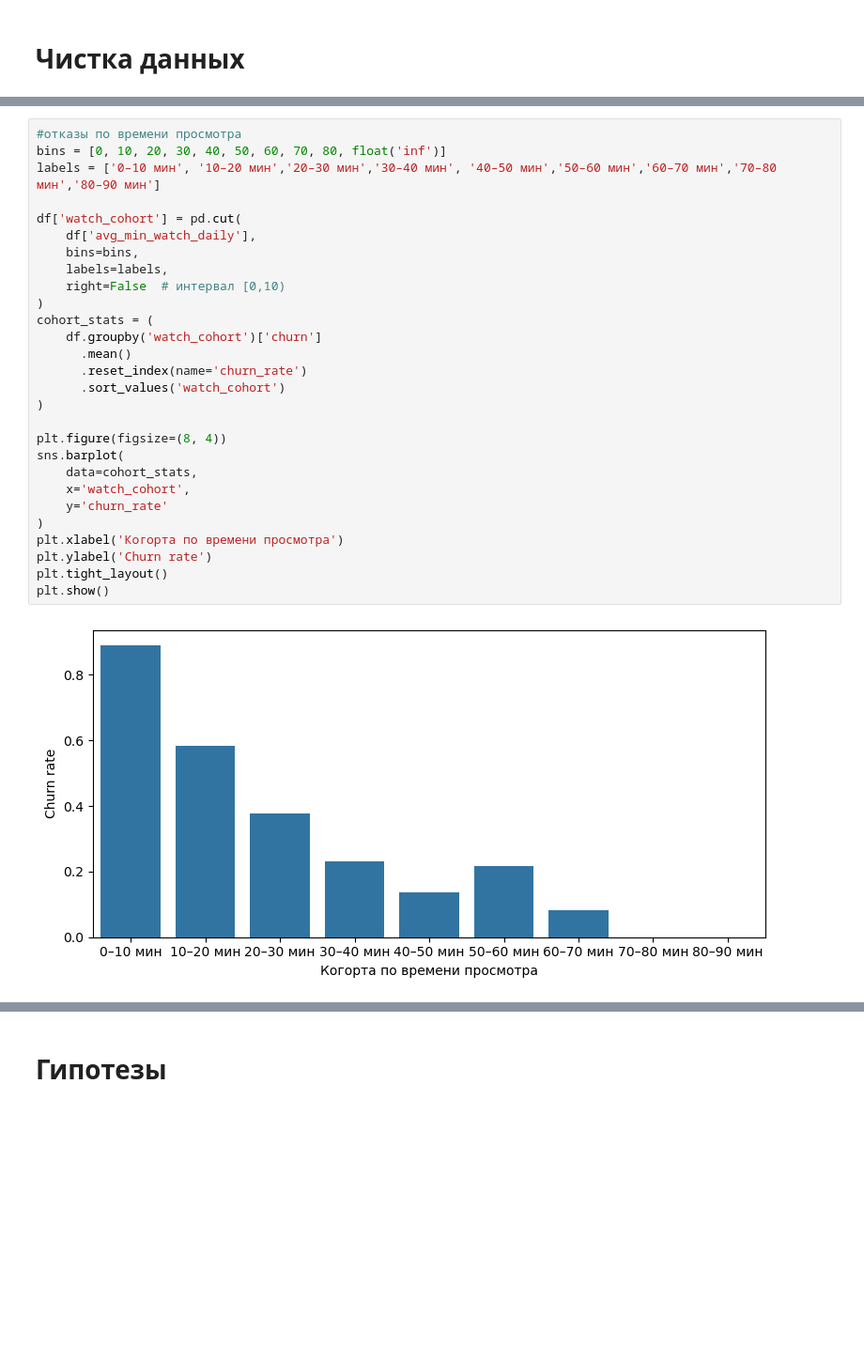
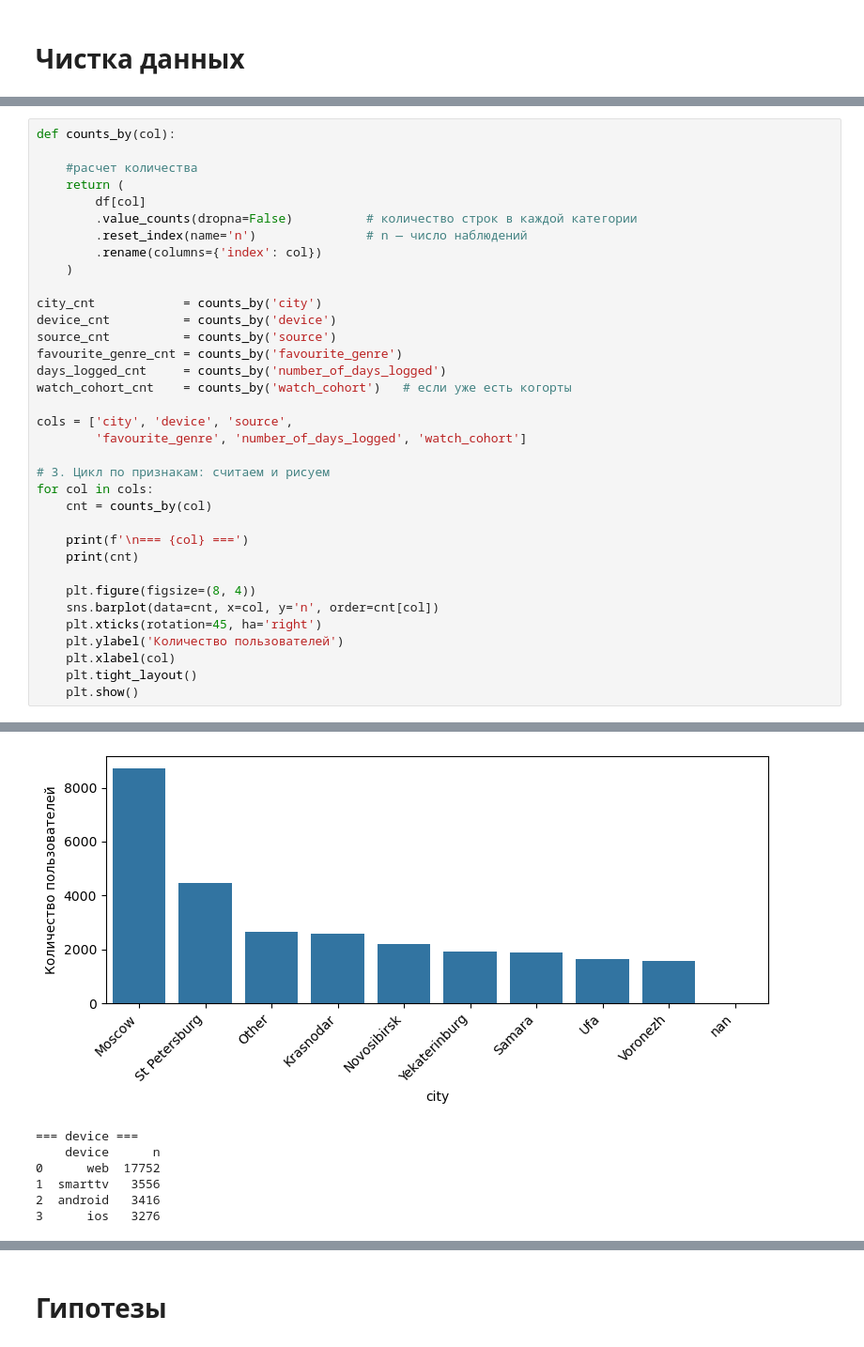
Before and after one commit to tikhonkuzmin/MIPT_Term1_Praktikum, a Jupyter notebook: Шаблон_Чек-пойнт_1.ipynb, the cells around one changed output, grey strips where cells are left out. Shown at 94% size. Cells and saved outputs as stored; diff of their text form; blank space fills up the shorter version.

```diff
--- a/Шаблон_Чек-пойнт_1.ipynb
+++ b/Шаблон_Чек-пойнт_1.ipynb
@@ -193,30 +265,36 @@ plt.show()
-# %%
-#отказы по времени просмотра
-bins = [0, 10, 20, 30, 40, 50, 60, 70, 80, float('inf')]
-labels = ['0–10 мин', '10–20 мин','20–30 мин','30–40 мин', '40–50 мин','50–60 мин','60–70 мин','70–80 мин','80–90 мин']
-
-df['watch_cohort'] = pd.cut(
-    df['avg_min_watch_daily'],
-    bins=bins,
-    labels=labels,
-    right=False  # интервал [0,10)
-)
-cohort_stats = (
-    df.groupby('watch_cohort')['churn']
-      .mean()
-      .reset_index(name='churn_rate')
-      .sort_values('watch_cohort')
-)
-
-plt.figure(figsize=(8, 4))
-sns.barplot(
-    data=cohort_stats,
-    x='watch_cohort',
-    y='churn_rate'
-)
-plt.xlabel('Когорта по времени просмотра')
-plt.ylabel('Churn rate')
-plt.tight_layout()
-plt.show()
-# %% [output]
-[figure, removed]
+# %%
+def counts_by(col):
+
+    #расчет количества
+    return (
+        df[col]
+        .value_counts(dropna=False)          # количество строк в каждой категории
+        .reset_index(name='n')               # n — число наблюдений
+        .rename(columns={'index': col})
+    )
+
+city_cnt            = counts_by('city')
+device_cnt          = counts_by('device')
+source_cnt          = counts_by('source')
+favourite_genre_cnt = counts_by('favourite_genre')
+days_logged_cnt     = counts_by('number_of_days_logged')
+watch_cohort_cnt    = counts_by('watch_cohort')   # если уже есть когорты
+
+cols = ['city', 'device', 'source',
+        'favourite_genre', 'number_of_days_logged', 'watch_cohort']
+
+# 3. Цикл по признакам: считаем и рисуем
+for col in cols:
+    cnt = counts_by(col)
+
+    print(f'\n=== {col} ===')
+    print(cnt)
+
+    plt.figure(figsize=(8, 4))
+    sns.barplot(data=cnt, x=col, y='n', order=cnt[col])
+    plt.xticks(rotation=45, ha='right')
+    plt.ylabel('Количество пользователей')
+    plt.xlabel(col)
+    plt.tight_layout()
+    plt.show()
+# %% [output]
@@ -222,0 +313,7 @@ plt.show()
+[figure, added]
+=== device ===
+    device      n
+0      web  17752
+1  smarttv   3556
+2  android   3416
+3      ios   3276
```
Also changed, not shown: parts of 3 cells of this notebook.
